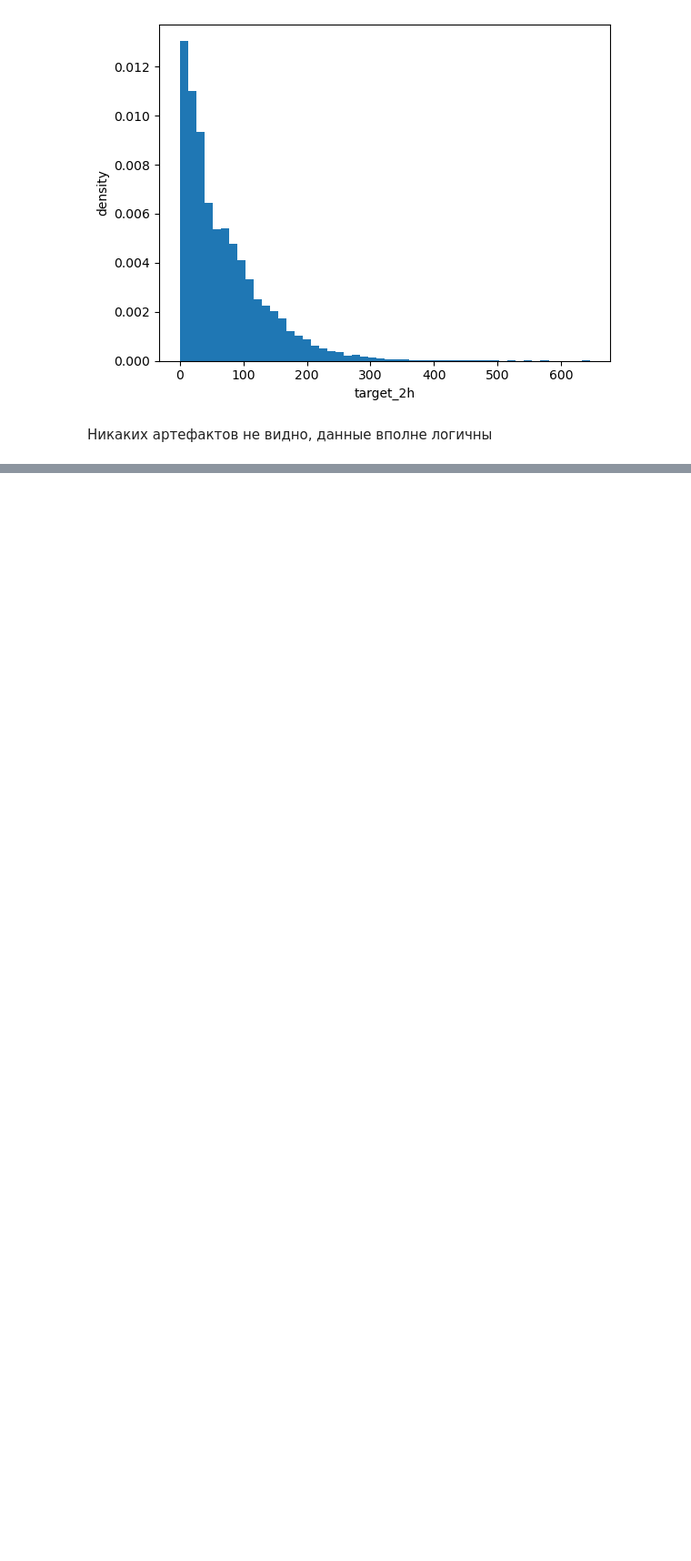
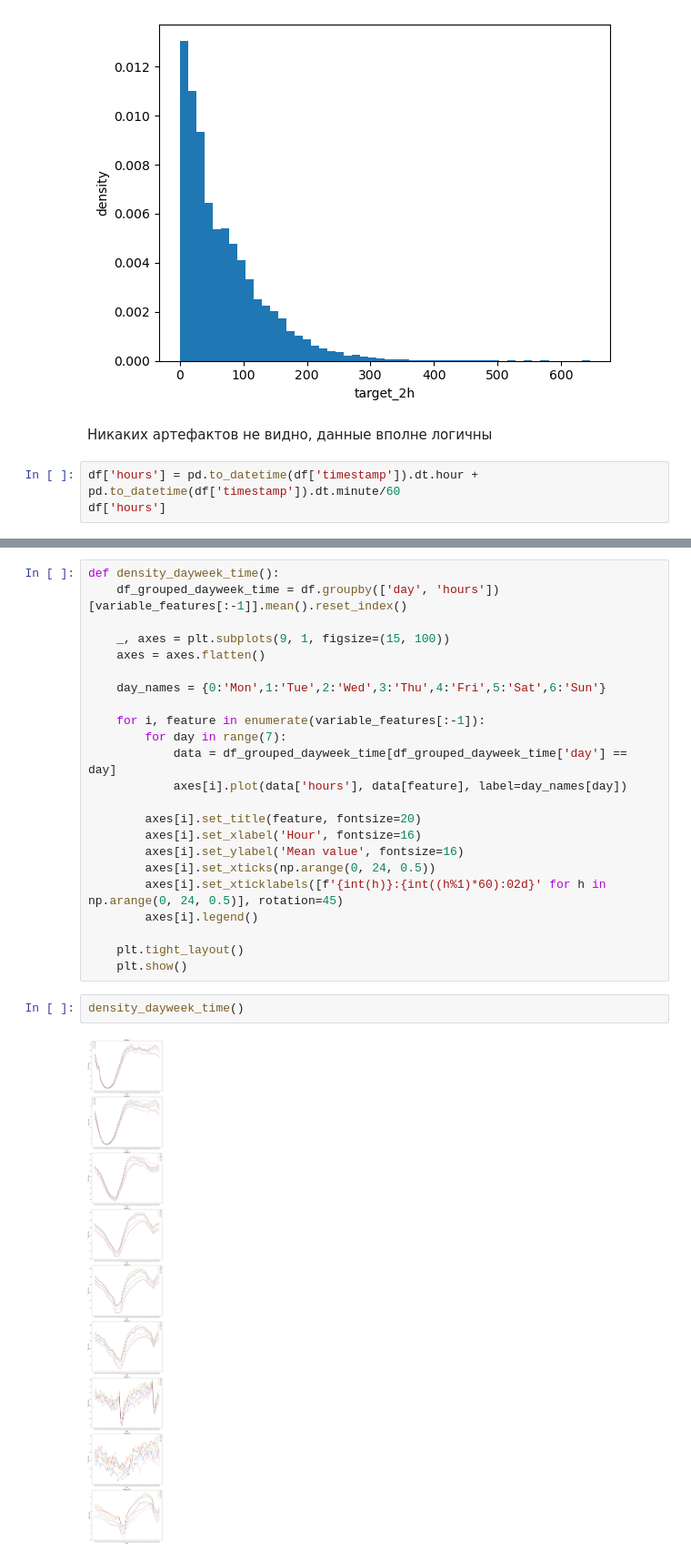
Before and after one commit to Makiavelly/Warehouse-logistics-automation-RWB, a Jupyter notebook: WarehouseLogisticsAutomation.ipynb, the cells around one changed output, grey strips where cells are left out. Shown at 91% size. Cells and saved outputs as stored; diff of their text form; blank space fills up the shorter version.

```diff
--- a/WarehouseLogisticsAutomation.ipynb
+++ b/WarehouseLogisticsAutomation.ipynb
@@ -263,3 +278,6 @@ for feature in df_sample.columns[3:-1]:
 [figure]
 # %% [markdown]
 Никаких артефактов не видно, данные вполне логичны
+# %%
+df['hours'] = pd.to_datetime(df['timestamp']).dt.hour + pd.to_datetime(df['timestamp']).dt.minute/60
+df['hours']
@@ -265,0 +297,27 @@ for feature in df_sample.columns[3:-1]:
+# %%
+def density_dayweek_time():
+    df_grouped_dayweek_time = df.groupby(['day', 'hours'])[variable_features[:-1]].mean().reset_index()
+
+    _, axes = plt.subplots(9, 1, figsize=(15, 100))
+    axes = axes.flatten()
+
+    day_names = {0:'Mon',1:'Tue',2:'Wed',3:'Thu',4:'Fri',5:'Sat',6:'Sun'}
+
+    for i, feature in enumerate(variable_features[:-1]):
+        for day in range(7):
+            data = df_grouped_dayweek_time[df_grouped_dayweek_time['day'] == day]
+            axes[i].plot(data['hours'], data[feature], label=day_names[day])
+
+        axes[i].set_title(feature, fontsize=20)
+        axes[i].set_xlabel('Hour', fontsize=16)
+        axes[i].set_ylabel('Mean value', fontsize=16)
+        axes[i].set_xticks(np.arange(0, 24, 0.5))
+        axes[i].set_xticklabels([f'{int(h)}:{int((h%1)*60):02d}' for h in np.arange(0, 24, 0.5)], rotation=45)
+        axes[i].legend()
+
+    plt.tight_layout()
+    plt.show()
+# %%
+density_dayweek_time()
+# %% [output]
+[figure, added]
```
Also changed, not shown: parts of 5 cells of this notebook.
